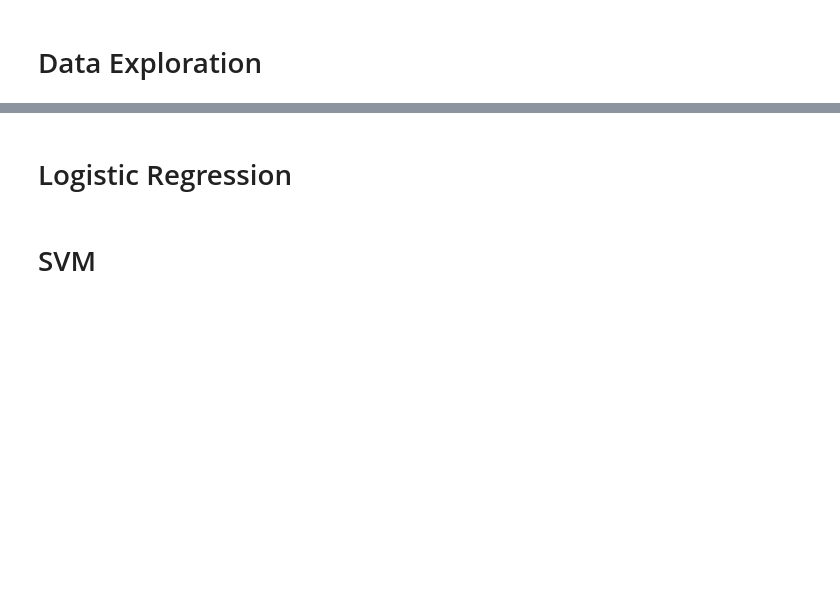
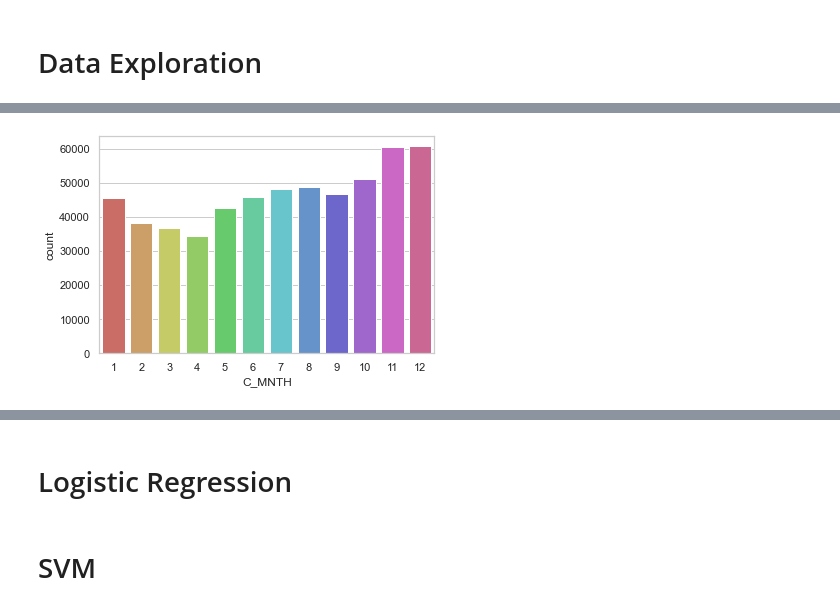
Before and after one commit to cocassel/car-accidents, a Jupyter notebook: car-accidents.ipynb, the cells around one changed output, grey strips where cells are left out. Cells and saved outputs as stored; diff of their text form; code cells hidden in the pictures; blank space fills up the shorter version.

```diff
--- a/car-accidents.ipynb
+++ b/car-accidents.ipynb
@@ -249,0 +294,5 @@ plt.show()
+# %%
+sns.countplot(x='C_MNTH', data=data, palette='hls')
+plt.show()
+# %% [output]
+[figure, added]
```
Also changed, not shown: parts of 56 cells of this notebook, 1 other file.
